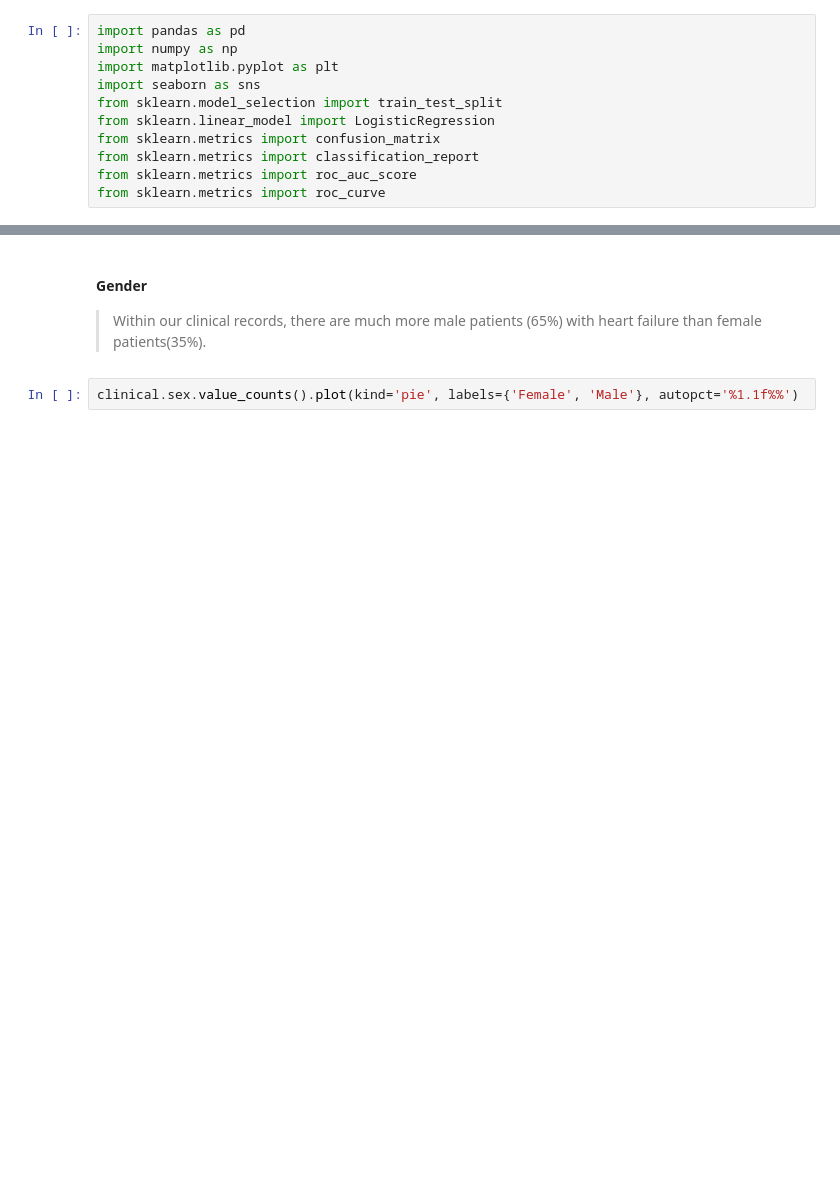
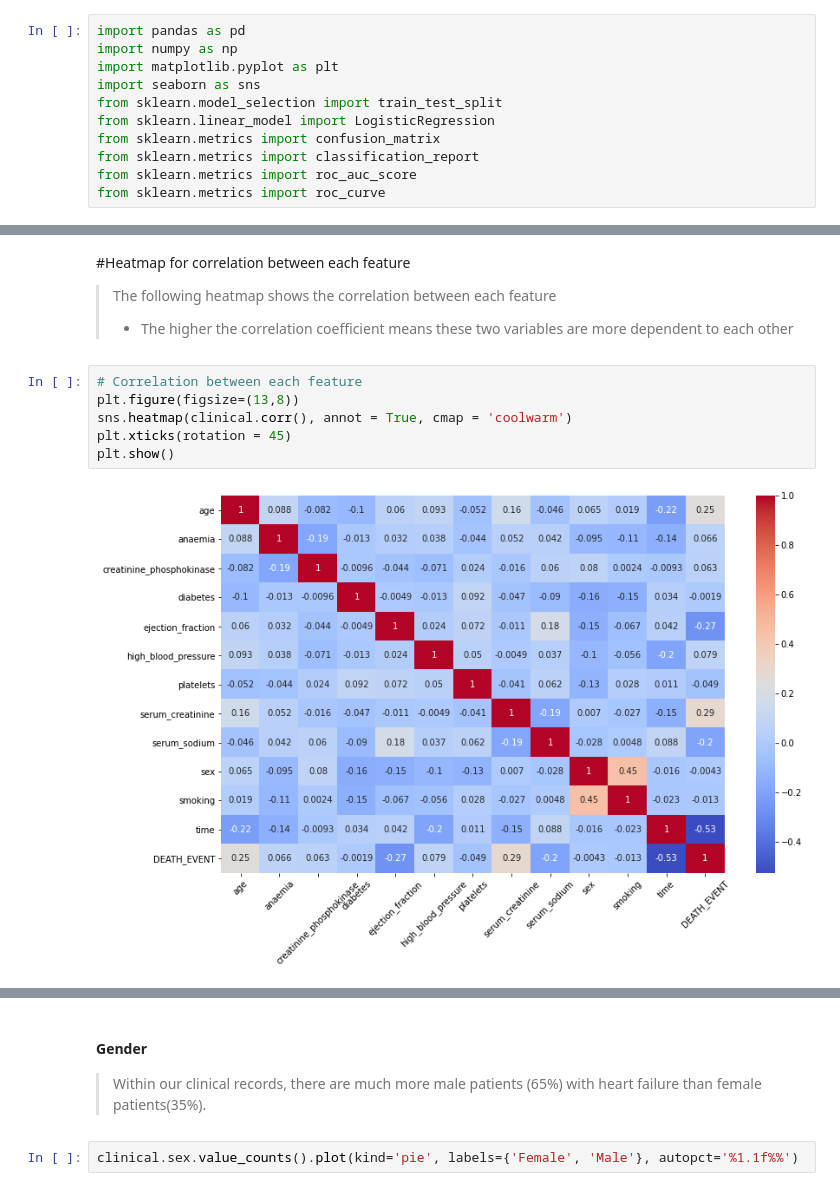
Before and after one commit to AntonioMoralCevallos/Predicting_Fatal_Heart_Failure-Project, a Jupyter notebook: Team_Assignment_7b.ipynb, the cells around one changed output, grey strips where cells are left out. Drawn from its saved outputs; the diff is of its cells as text; blank space fills up the shorter version.

```diff
--- a/Team_Assignment_7b.ipynb
+++ b/Team_Assignment_7b.ipynb
@@ -54,0 +124,13 @@ clinical.head(5)
+# %% [markdown]
+#Heatmap for correlation between each feature
+
+> The following heatmap shows the correlation between each feature
+> - The higher the correlation coefficient means these two variables are more dependent to each other
+# %%
+# Correlation between each feature
+plt.figure(figsize=(13,8))
+sns.heatmap(clinical.corr(), annot = True, cmap = 'coolwarm')
+plt.xticks(rotation = 45)
+plt.show()
+# %% [output]
+[figure, added]
```
Also changed, not shown: parts of 74 cells of this notebook.
